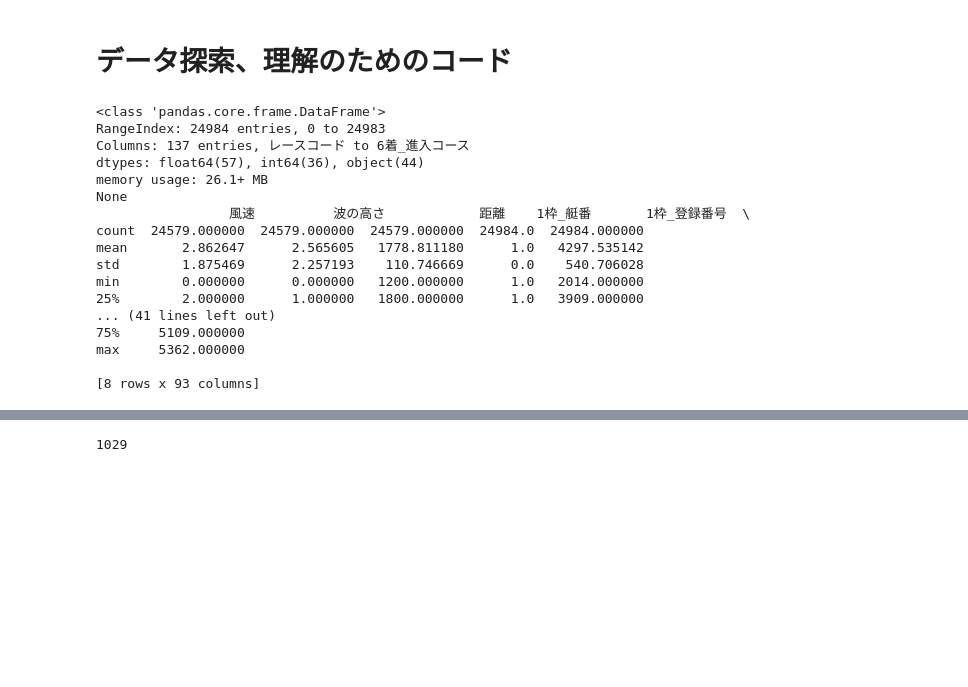
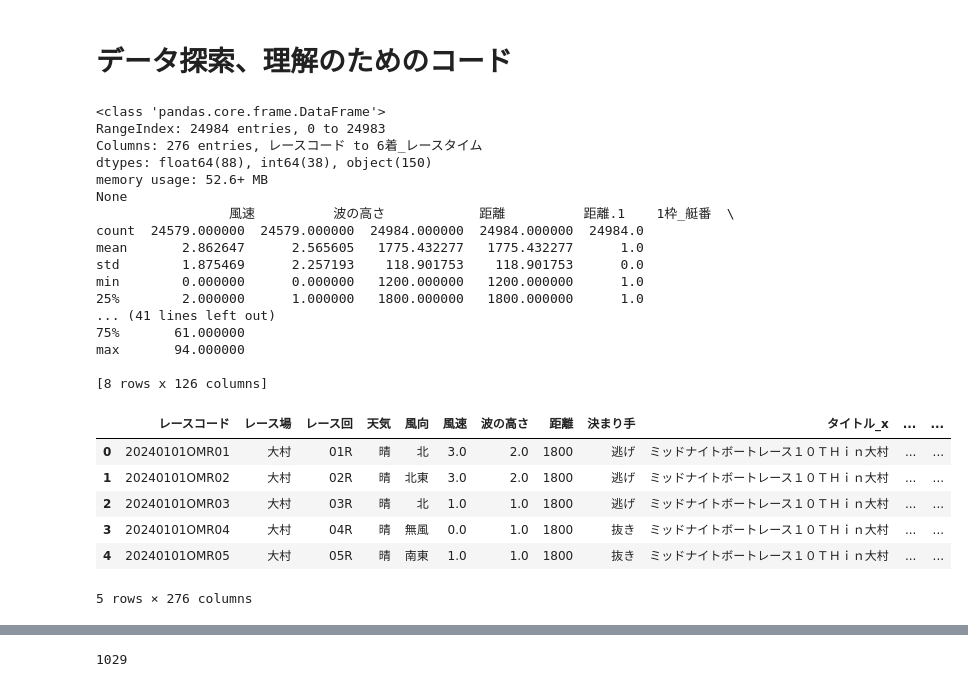
Before and after one commit to atsuki-3590/boatrace_tamagawa_prediction, a Jupyter notebook: notebooks/exploratory_data_analysis.ipynb, the cells around one changed output, grey strips where cells are left out. Drawn from its saved outputs; the diff is of its cells as text; code cells hidden in the pictures; blank space fills up the shorter version.

```diff
--- a/notebooks/exploratory_data_analysis.ipynb
+++ b/notebooks/exploratory_data_analysis.ipynb
@@ -10,7 +10,7 @@ import seaborn as sns
 import os
 # %%
 # データの読み込み
-df = pd.read_csv('/workspaces/boatrace_show_prediction/data/raw/merged_data.csv')
+df = pd.read_csv('/workspaces/boatrace_show_prediction/data/raw/merged_data_new.csv')
 
 # データの基本情報を表示
 print(df.info())
@@ -18,18 +18,28 @@ print(df.describe())
 # %% [output]
 <class 'pandas.core.frame.DataFrame'>
 RangeIndex: 24984 entries, 0 to 24983
-Columns: 137 entries, レースコード to 6着_進入コース
-dtypes: float64(57), int64(36), object(44)
-memory usage: 26.1+ MB
+Columns: 276 entries, レースコード to 6着_レースタイム
+dtypes: float64(88), int64(38), object(150)
+memory usage: 52.6+ MB
 None
-                 風速          波の高さ            距離    1枠_艇番       1枠_登録番号  \
-count  24579.000000  24579.000000  24579.000000  24984.0  24984.000000
-mean       2.862647      2.565605   1778.811180      1.0   4297.535142
-std        1.875469      2.257193    110.746669      0.0    540.706028
-min        0.000000      0.000000   1200.000000      1.0   2014.000000
-25%        2.000000      1.000000   1800.000000      1.0   3909.000000
+                 風速          波の高さ            距離          距離.1    1枠_艇番  \
+count  24579.000000  24579.000000  24984.000000  24984.000000  24984.0
+mean       2.862647      2.565605   1775.432277   1775.432277      1.0
+std        1.875469      2.257193    118.901753    118.901753      0.0
+min        0.000000      0.000000   1200.000000   1200.000000      1.0
+25%        2.000000      1.000000   1800.000000   1800.000000      1.0
 ... (41 lines left out)
-75%     5109.000000
-max     5362.000000
+75%       61.000000
+max       94.000000
 
-[8 rows x 93 columns]
+[8 rows x 126 columns]
+# %%
+df.head()
+# %% [output]
+|  | レースコード | レース場 | レース回 | 天気 | 風向 | 風速 | 波の高さ | 距離 | 決まり手 | タイトル_x | ... | ... |
+| 0 | 20240101OMR01 | 大村 | 01R | 晴 | 北 | 3.0 | 2.0 | 1800 | 逃げ | ミッドナイトボートレース１０ＴＨｉｎ大村 | ... | ... |
+| 1 | 20240101OMR02 | 大村 | 02R | 晴 | 北東 | 3.0 | 2.0 | 1800 | 逃げ | ミッドナイトボートレース１０ＴＨｉｎ大村 | ... | ... |
+| 2 | 20240101OMR03 | 大村 | 03R | 晴 | 北 | 1.0 | 1.0 | 1800 | 逃げ | ミッドナイトボートレース１０ＴＨｉｎ大村 | ... | ... |
+| 3 | 20240101OMR04 | 大村 | 04R | 晴 | 無風 | 0.0 | 1.0 | 1800 | 抜き | ミッドナイトボートレース１０ＴＨｉｎ大村 | ... | ... |
+| 4 | 20240101OMR05 | 大村 | 05R | 晴 | 南東 | 1.0 | 1.0 | 1800 | 抜き | ミッドナイトボートレース１０ＴＨｉｎ大村 | ... | ... |
+5 rows × 276 columns
```
Also changed, not shown: parts of 3 cells of this notebook, 4 other files.
